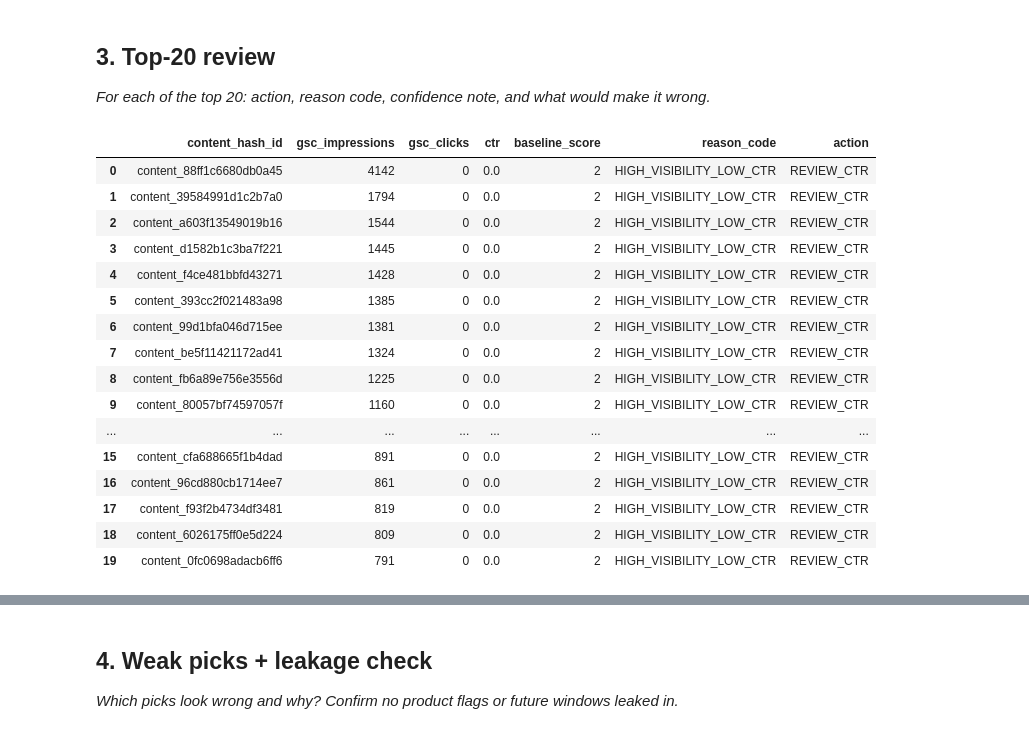
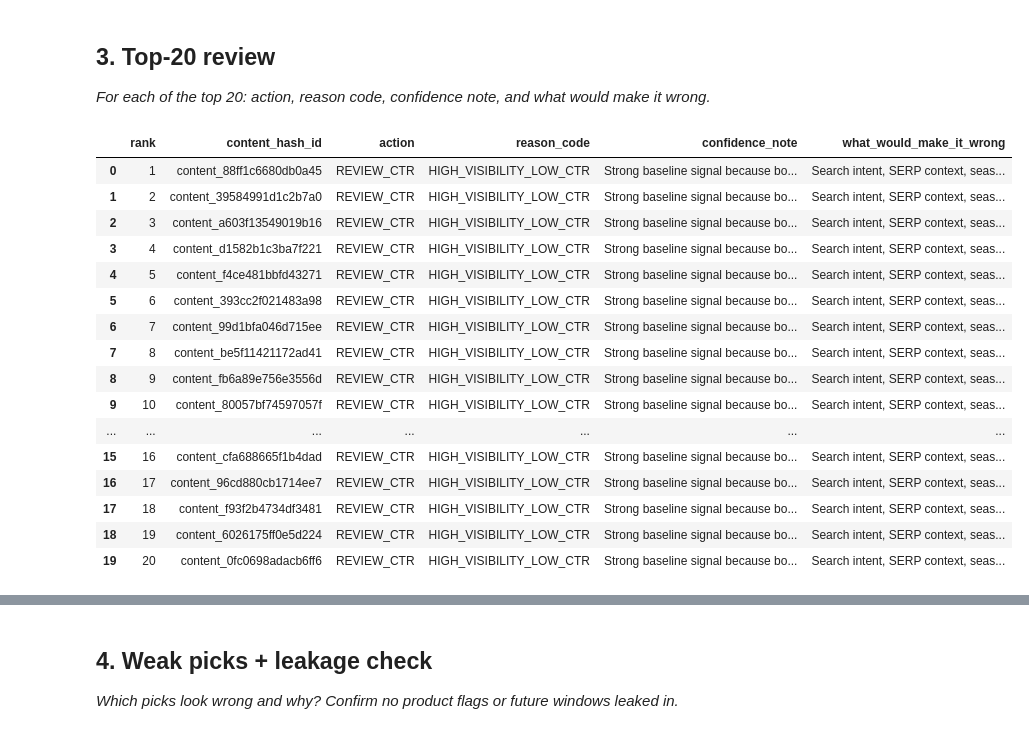
Before and after one commit to Rohith84/Flyrank-Intern, a Jupyter notebook: work/notebooks/w04_baseline_score.ipynb, the cells around one changed output, grey strips where cells are left out. Drawn from its saved outputs; the diff is of its cells as text; code cells hidden in the pictures.

```diff
--- a/work/notebooks/w04_baseline_score.ipynb
+++ b/work/notebooks/w04_baseline_score.ipynb
@@ -238,0 +334,18 @@ Rows: 50000
+# %%
+ranking_columns = [
+    "baseline_score",
+    "gsc_impressions"
+]
+
+baseline_queue = (
+    sample
+    .sort_values(
+        ranking_columns,
+        ascending=[False, False]
+    )
+    .reset_index(drop=True)
+)
+# %%
+baseline_queue["rank"] = (
+    baseline_queue.index + 1
+)
@@ -241,32 +410,44 @@ Rows: 50000
 
 *For each of the top 20: action, reason code, confidence note, and what would make it wrong.*
 # %%
-top20 = baseline_queue.head(20).copy()
+top20_review = baseline_queue.head(20).copy()
 
-top20[[
-    "content_hash_id",
-    "gsc_impressions",
-    "gsc_clicks",
-    "ctr",
-    "baseline_score",
-    "reason_code",
-    "action"
-]]
+top20_review["confidence_note"] = np.where(
+    top20_review["baseline_score"] == 2,
+    "Strong baseline signal because both visibility and CTR conditions are present.",
+    "Moderate signal because only one baseline condition is present."
+)
+
+top20_review["what_would_make_it_wrong"] = (
+    "Search intent, SERP context, seasonality, "
+    "or missing context may explain the observed signal."
+)
+
+display(
+    top20_review[[
+        "rank",
+        "content_hash_id",
+        "action",
+        "reason_code",
+        "confidence_note",
+        "what_would_make_it_wrong"
+    ]]
+)
 # %% [output]
-|  | content_hash_id | gsc_impressions | gsc_clicks | ctr | baseline_score | reason_code | action |
-| 0 | content_88ff1c6680db0a45 | 4142 | 0 | 0.0 | 2 | HIGH_VISIBILITY_LOW_CTR | REVIEW_CTR |
-| 1 | content_39584991d1c2b7a0 | 1794 | 0 | 0.0 | 2 | HIGH_VISIBILITY_LOW_CTR | REVIEW_CTR |
-| 2 | content_a603f13549019b16 | 1544 | 0 | 0.0 | 2 | HIGH_VISIBILITY_LOW_CTR | REVIEW_CTR |
-| 3 | content_d1582b1c3ba7f221 | 1445 | 0 | 0.0 | 2 | HIGH_VISIBILITY_LOW_CTR | REVIEW_CTR |
-| 4 | content_f4ce481bbfd43271 | 1428 | 0 | 0.0 | 2 | HIGH_VISIBILITY_LOW_CTR | REVIEW_CTR |
-| 5 | content_393cc2f021483a98 | 1385 | 0 | 0.0 | 2 | HIGH_VISIBILITY_LOW_CTR | REVIEW_CTR |
-| 6 | content_99d1bfa046d715ee | 1381 | 0 | 0.0 | 2 | HIGH_VISIBILITY_LOW_CTR | REVIEW_CTR |
-| 7 | content_be5f11421172ad41 | 1324 | 0 | 0.0 | 2 | HIGH_VISIBILITY_LOW_CTR | REVIEW_CTR |
-| 8 | content_fb6a89e756e3556d | 1225 | 0 | 0.0 | 2 | HIGH_VISIBILITY_LOW_CTR | REVIEW_CTR |
-| 9 | content_80057bf74597057f | 1160 | 0 | 0.0 | 2 | HIGH_VISIBILITY_LOW_CTR | REVIEW_CTR |
-| ... | ... | ... | ... | ... | ... | ... | ... |
-| 15 | content_cfa688665f1b4dad | 891 | 0 | 0.0 | 2 | HIGH_VISIBILITY_LOW_CTR | REVIEW_CTR |
-| 16 | content_96cd880cb1714ee7 | 861 | 0 | 0.0 | 2 | HIGH_VISIBILITY_LOW_CTR | REVIEW_CTR |
-| 17 | content_f93f2b4734df3481 | 819 | 0 | 0.0 | 2 | HIGH_VISIBILITY_LOW_CTR | REVIEW_CTR |
-| 18 | content_6026175ff0e5d224 | 809 | 0 | 0.0 | 2 | HIGH_VISIBILITY_LOW_CTR | REVIEW_CTR |
-| 19 | content_0fc0698adacb6ff6 | 791 | 0 | 0.0 | 2 | HIGH_VISIBILITY_LOW_CTR | REVIEW_CTR |
+|  | rank | content_hash_id | action | reason_code | confidence_note | what_would_make_it_wrong |
+| 0 | 1 | content_88ff1c6680db0a45 | REVIEW_CTR | HIGH_VISIBILITY_LOW_CTR | Strong baseline signal because bo... | Search intent, SERP context, seas... |
+| 1 | 2 | content_39584991d1c2b7a0 | REVIEW_CTR | HIGH_VISIBILITY_LOW_CTR | Strong baseline signal because bo... | Search intent, SERP context, seas... |
+| 2 | 3 | content_a603f13549019b16 | REVIEW_CTR | HIGH_VISIBILITY_LOW_CTR | Strong baseline signal because bo... | Search intent, SERP context, seas... |
+| 3 | 4 | content_d1582b1c3ba7f221 | REVIEW_CTR | HIGH_VISIBILITY_LOW_CTR | Strong baseline signal because bo... | Search intent, SERP context, seas... |
+| 4 | 5 | content_f4ce481bbfd43271 | REVIEW_CTR | HIGH_VISIBILITY_LOW_CTR | Strong baseline signal because bo... | Search intent, SERP context, seas... |
+| 5 | 6 | content_393cc2f021483a98 | REVIEW_CTR | HIGH_VISIBILITY_LOW_CTR | Strong baseline signal because bo... | Search intent, SERP context, seas... |
+| 6 | 7 | content_99d1bfa046d715ee | REVIEW_CTR | HIGH_VISIBILITY_LOW_CTR | Strong baseline signal because bo... | Search intent, SERP context, seas... |
+| 7 | 8 | content_be5f11421172ad41 | REVIEW_CTR | HIGH_VISIBILITY_LOW_CTR | Strong baseline signal because bo... | Search intent, SERP context, seas... |
+| 8 | 9 | content_fb6a89e756e3556d | REVIEW_CTR | HIGH_VISIBILITY_LOW_CTR | Strong baseline signal because bo... | Search intent, SERP context, seas... |
+| 9 | 10 | content_80057bf74597057f | REVIEW_CTR | HIGH_VISIBILITY_LOW_CTR | Strong baseline signal because bo... | Search intent, SERP context, seas... |
+| ... | ... | ... | ... | ... | ... | ... |
+| 15 | 16 | content_cfa688665f1b4dad | REVIEW_CTR | HIGH_VISIBILITY_LOW_CTR | Strong baseline signal because bo... | Search intent, SERP context, seas... |
+| 16 | 17 | content_96cd880cb1714ee7 | REVIEW_CTR | HIGH_VISIBILITY_LOW_CTR | Strong baseline signal because bo... | Search intent, SERP context, seas... |
+| 17 | 18 | content_f93f2b4734df3481 | REVIEW_CTR | HIGH_VISIBILITY_LOW_CTR | Strong baseline signal because bo... | Search intent, SERP context, seas... |
+| 18 | 19 | content_6026175ff0e5d224 | REVIEW_CTR | HIGH_VISIBILITY_LOW_CTR | Strong baseline signal because bo... | Search intent, SERP context, seas... |
+| 19 | 20 | content_0fc0698adacb6ff6 | REVIEW_CTR | HIGH_VISIBILITY_LOW_CTR | Strong baseline signal because bo... | Search intent, SERP context, seas... |
```
Also changed, not shown: parts of 31 cells of this notebook.
